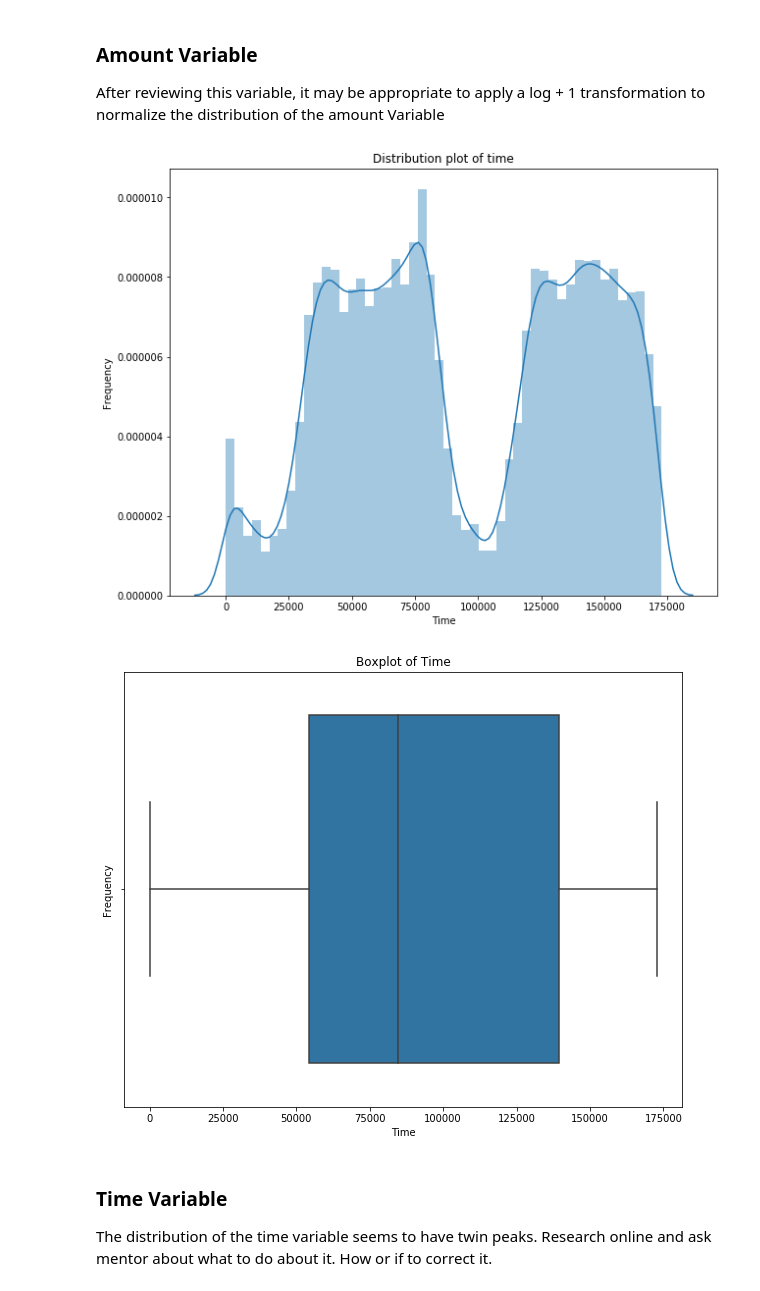
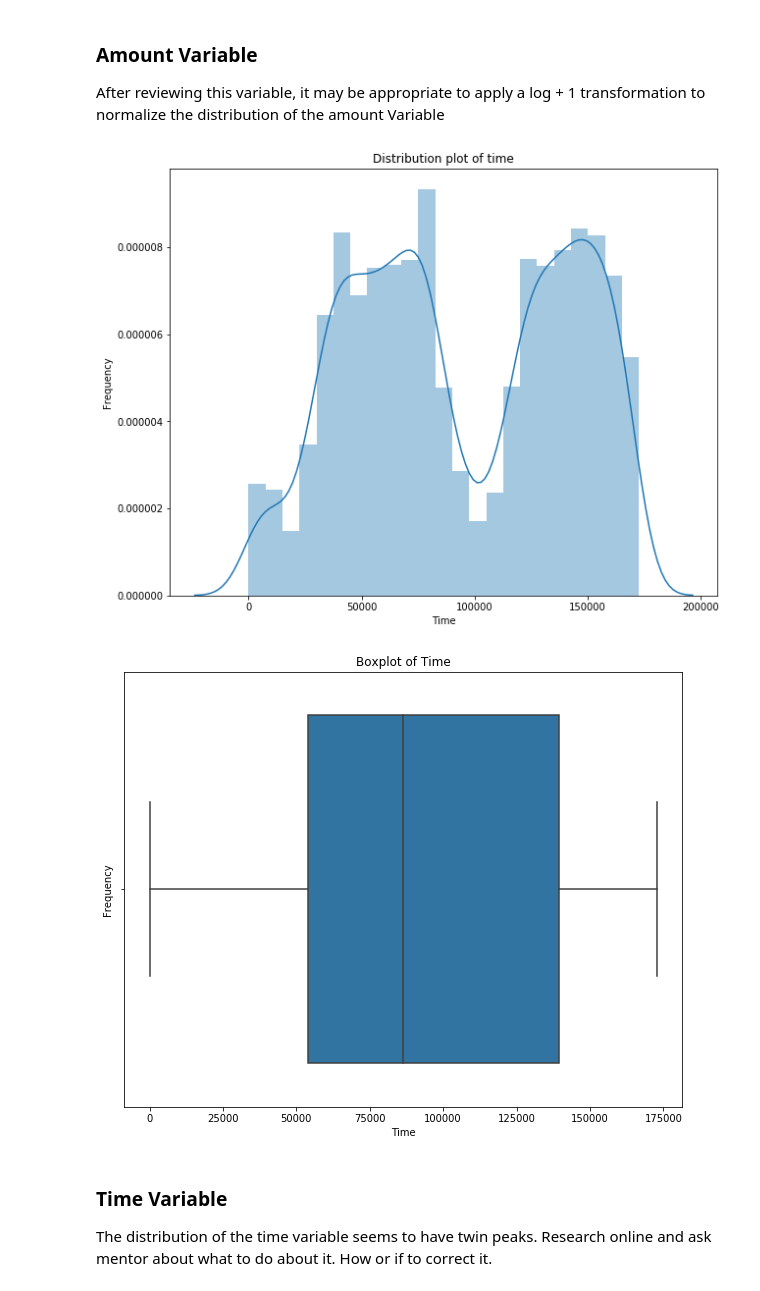
Before and after one commit to ayan1995/Thinkful, a Jupyter notebook: Bootcamp/Unit 3 Deeper into Supervised Learning/Lesson 6 Potpourri/Credit Card Fraud.ipynb, the cells around one changed output. Drawn from its saved outputs; the diff is of its cells as text; code cells hidden in the pictures.

```diff
--- a/Bootcamp/Unit 3 Deeper into Supervised Learning/Lesson 6 Potpourri/Credit Card Fraud.ipynb
+++ b/Bootcamp/Unit 3 Deeper into Supervised Learning/Lesson 6 Potpourri/Credit Card Fraud.ipynb
@@ -77,0 +88,18 @@ df.describe()
+# %%
+# Random Downsample
+
+#Separate Classes
+df_majority = df[df['Class']==0]
+df_minority = df[df['Class']==1]
+
+# Downsample Majority Class
+df_majority_downsampled = df_majority.sample(n=9348, random_state=123)
+
+# Upsample Minority Class
+df_minority_upsampled = df_minority.sample(replace=True, n=984, random_state=123)
+
+# Combine Minority Class with downsampled Majority Class
+features = pd.concat([df_majority_downsampled, df_minority_upsampled])
+
+# Display new class counts
+features.Class.value_counts()
@@ -78,3 +115,6 @@ df.describe()
+# %%
+# Reset Index
+features = features.reset_index()
 # %%
 # Explore Amount as there seems to be lots of variance and outliers
 plt.figure(figsize=(10,8))
@@ -100,21 +140,21 @@ After reviewing this variable, it may be appropriate to apply a log + 1 transfor
 # %%
 # Explore Time
 plt.figure(figsize=(10,8))
-sns.distplot(df['Time'])
+sns.distplot(features['Time'])
 plt.title('Distribution plot of time')
 plt.xlabel('Time')
 plt.ylabel('Frequency')
 plt.show()
 
 plt.figure(figsize=(10,8))
-sns.boxplot(df['Time'])
+sns.boxplot(features['Time'])
 plt.title('Boxplot of Time')
 plt.xlabel('Time')
 plt.ylabel('Frequency')
 plt.show()
 # %% [output]
-[figure, old version]
+[figure, new version]
-[figure, old version]
+[figure, new version]
 # %% [markdown]
 ### Time Variable
 
```
Also changed, not shown: parts of 22 cells of this notebook.
